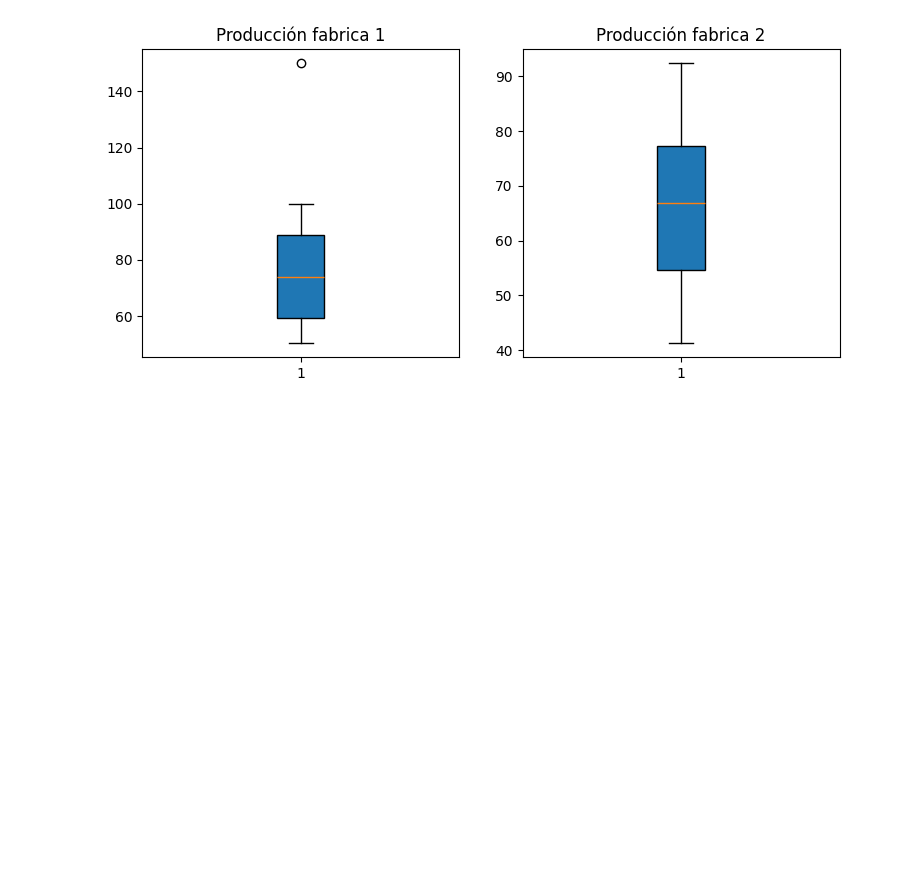
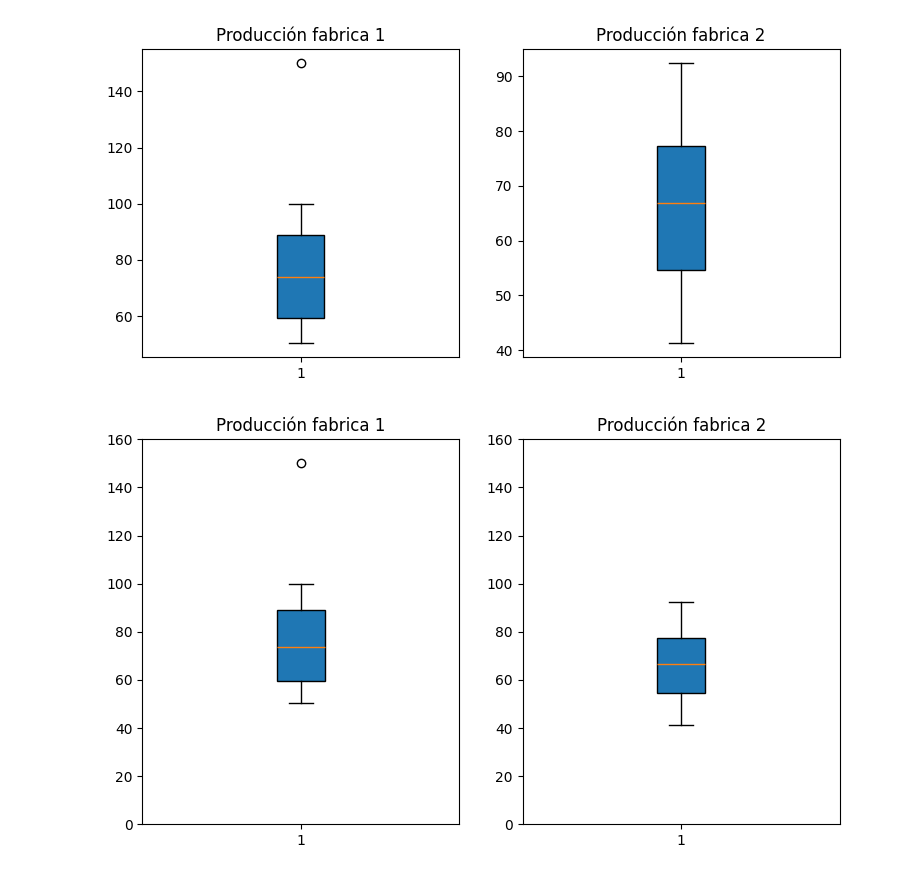
Before and after one commit to Jose-Gabriel-Rodriguez/Probabilidad, a Jupyter notebook: Unidad1/Practica_4.ipynb, the cells around one changed output. Cells and saved outputs as stored; diff of their text form; code cells hidden in the pictures; blank space fills up the shorter version.

```diff
--- a/Unidad1/Practica_4.ipynb
+++ b/Unidad1/Practica_4.ipynb
@@ -97,3 +97,24 @@ ax2.set_title('Producción fabrica 2')
 plt.show()
 # %% [output]
 [figure]
+# %%
+#  Agregamos ax1.set_ylim(0, 160) para garantizar que ambos gráficos usen la
+#  misma escala vertical, facilitando la comparación visual.
+
+fig, (ax1, ax2) = plt.subplots(nrows=1, ncols=2, figsize=(9, 5))
+bplot1 = ax1.boxplot(fabrica1,
+                     vert=True,  # vertical box alignment
+                     patch_artist=True)  # fill with color
+ax1.set_title('Producción fabrica 1')
+ax1.set_ylim(0, 160)  # Escala uniforme
+
+bplot2 = ax2.boxplot(fabrica2,
+                     vert=True,  # vertical box alignment
+                     patch_artist=True)  # fill with color
+
+ax2.set_title('Producción fabrica 2')
+ax2.set_ylim(0, 160)  # Escala uniforme
+
+plt.show()
+# %% [output]
+[figure, added]
```
